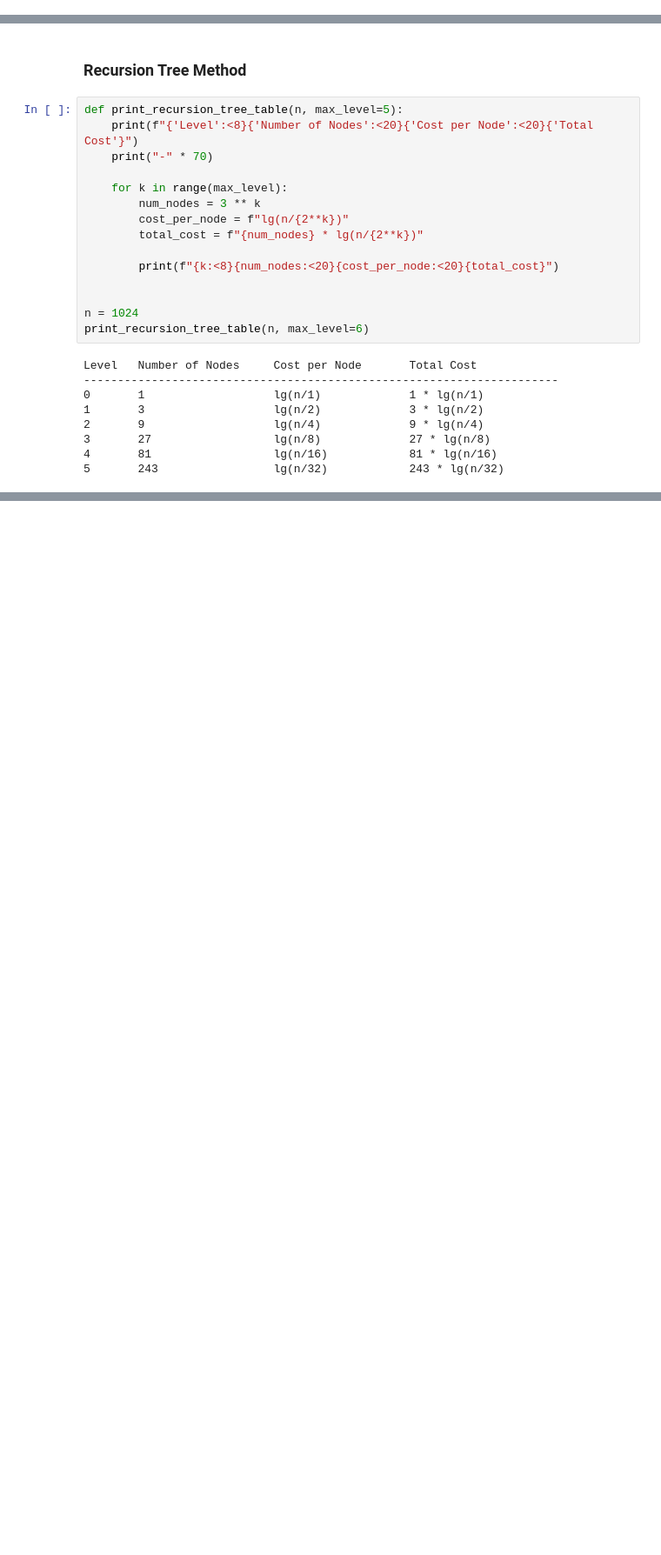
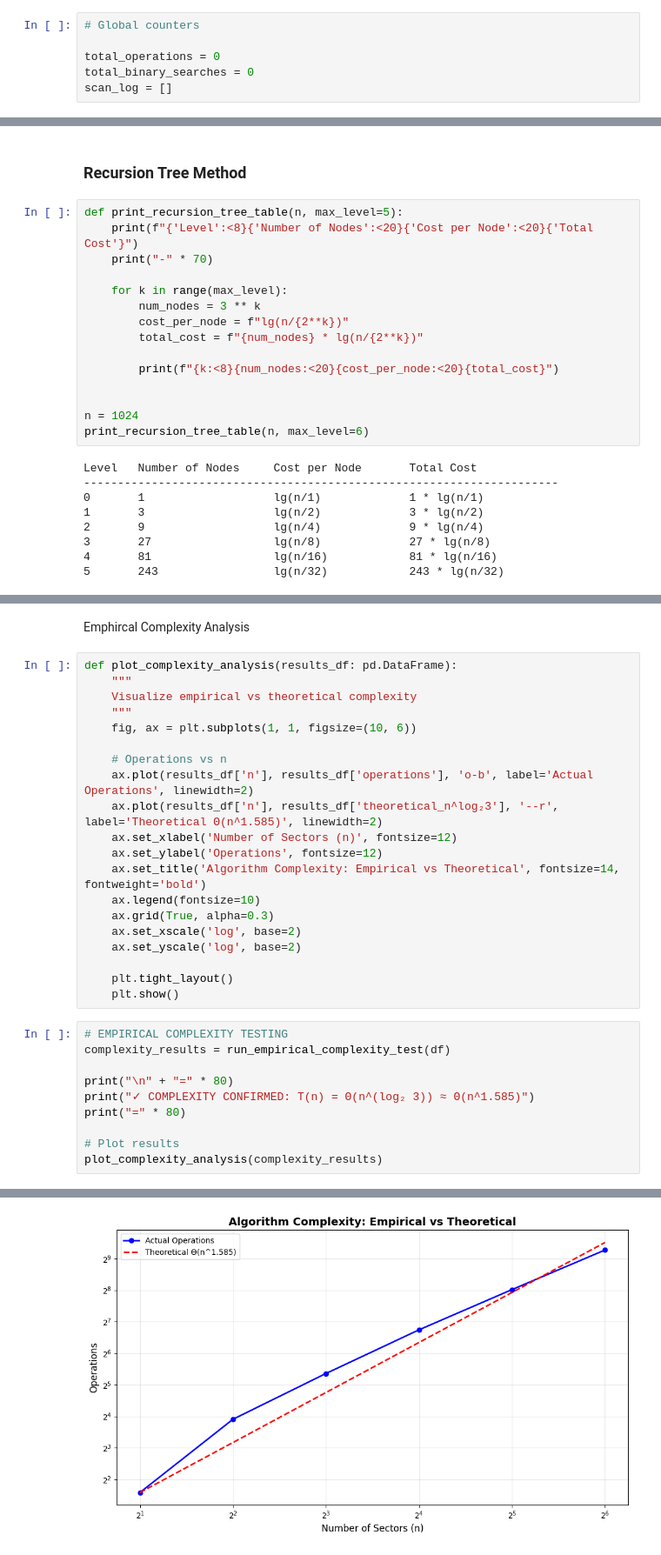
Before and after one commit to THS4302/DSA_Team6, a Jupyter notebook: DSAQ2b/DSAQ2b.ipynb, the cells around one changed output, grey strips where cells are left out. Shown at 87% size. Saved outputs shown, nothing was run; the diff lists cells and outputs as text; blank space fills up the shorter version.

```diff
--- a/DSAQ2b/DSAQ2b.ipynb
+++ b/DSAQ2b/DSAQ2b.ipynb
@@ -7 +21,7 @@ from typing import List, Dict, Any
+# %%
+# Global counters
+
+total_operations = 0
+total_binary_searches = 0
+scan_log = []
 # %% [markdown]
@@ -309,0 +350,33 @@ Complexity confirmed: T(n) = Θ(n^(log₂ 3)) ≈ Θ(n^1.585)
+# %% [markdown]
+Emphircal Complexity Analysis
+# %%
+def plot_complexity_analysis(results_df: pd.DataFrame):
+    """
+    Visualize empirical vs theoretical complexity
+    """
+    fig, ax = plt.subplots(1, 1, figsize=(10, 6))
+
+    # Operations vs n
+    ax.plot(results_df['n'], results_df['operations'], 'o-b', label='Actual Operations', linewidth=2)
+    ax.plot(results_df['n'], results_df['theoretical_n^log₂3'], '--r', label='Theoretical Θ(n^1.585)', linewidth=2)
+    ax.set_xlabel('Number of Sectors (n)', fontsize=12)
+    ax.set_ylabel('Operations', fontsize=12)
+    ax.set_title('Algorithm Complexity: Empirical vs Theoretical', fontsize=14, fontweight='bold')
+    ax.legend(fontsize=10)
+    ax.grid(True, alpha=0.3)
+    ax.set_xscale('log', base=2)
+    ax.set_yscale('log', base=2)
+
+    plt.tight_layout()
+    plt.show()
+# %%
+# EMPIRICAL COMPLEXITY TESTING
+complexity_results = run_empirical_complexity_test(df)
+
+print("\n" + "=" * 80)
+print("✓ COMPLEXITY CONFIRMED: T(n) = Θ(n^(log₂ 3)) ≈ Θ(n^1.585)")
+print("=" * 80)
+
+# Plot results
+plot_complexity_analysis(complexity_results)
+# %% [output]
@@ -309,0 +398 @@ Complexity confirmed: T(n) = Θ(n^(log₂ 3)) ≈ Θ(n^1.585)
+[figure, added]
```
Also changed, not shown: parts of 23 cells of this notebook, 1 other file.
